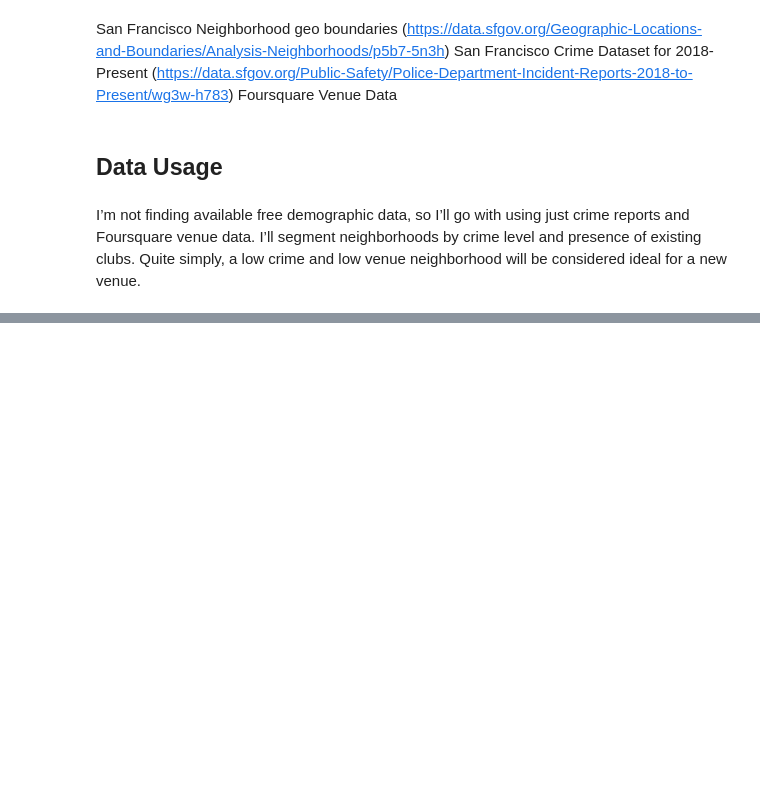
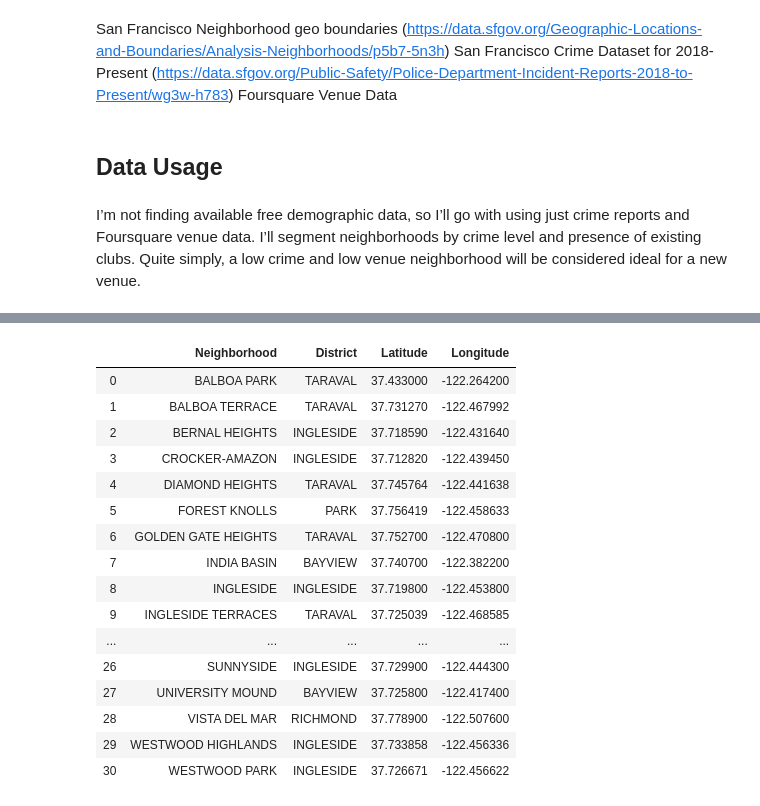
Before and after one commit to pixiewoods/Coursera_Capstone, a Jupyter notebook: Music Club Project.ipynb, the cells around one changed output, grey strips where cells are left out. Saved outputs shown, nothing was run; the diff lists cells and outputs as text; code cells hidden in the pictures; blank space fills up the shorter version.

```diff
--- a/Music Club Project.ipynb
+++ b/Music Club Project.ipynb
@@ -62,0 +527,29 @@ df_data_1.head()
+# %%
+# Join full neighborhood list with venues list
+sanfran_hoods_venue_freq = pd.merge(sanfran_grouped, sf_coords, how='right', on=None, left_on=['Neighborhood'], right_on=['Neighborhood'],
+        left_index=False, right_index=False,
+        sort=False, validate="one_to_one")
+# Drop all rows not having NaN values
+indexNames = sanfran_hoods_venue_freq[ sanfran_hoods_venue_freq['Art Gallery'] >= 0 ].index
+sanfran_hoods_venue_freq.drop(indexNames, inplace=True)
+sanfran_hoods_without_music=sanfran_hoods_venue_freq[['Neighborhood','District', 'Latitude','Longitude']]
+sanfran_hoods_without_music.reset_index(drop=True,inplace=True)
+sanfran_hoods_without_music
+# %% [output]
+|  | Neighborhood | District | Latitude | Longitude |
+| 0 | BALBOA PARK | TARAVAL | 37.433000 | -122.264200 |
+| 1 | BALBOA TERRACE | TARAVAL | 37.731270 | -122.467992 |
+| 2 | BERNAL HEIGHTS | INGLESIDE | 37.718590 | -122.431640 |
+| 3 | CROCKER-AMAZON | INGLESIDE | 37.712820 | -122.439450 |
+| 4 | DIAMOND HEIGHTS | TARAVAL | 37.745764 | -122.441638 |
+| 5 | FOREST KNOLLS | PARK | 37.756419 | -122.458633 |
+| 6 | GOLDEN GATE HEIGHTS | TARAVAL | 37.752700 | -122.470800 |
+| 7 | INDIA BASIN | BAYVIEW | 37.740700 | -122.382200 |
+| 8 | INGLESIDE | INGLESIDE | 37.719800 | -122.453800 |
+| 9 | INGLESIDE TERRACES | TARAVAL | 37.725039 | -122.468585 |
+| ... | ... | ... | ... | ... |
+| 26 | SUNNYSIDE | INGLESIDE | 37.729900 | -122.444300 |
+| 27 | UNIVERSITY MOUND | BAYVIEW | 37.725800 | -122.417400 |
+| 28 | VISTA DEL MAR | RICHMOND | 37.778900 | -122.507600 |
+| 29 | WESTWOOD HIGHLANDS | INGLESIDE | 37.733858 | -122.456336 |
+| 30 | WESTWOOD PARK | INGLESIDE | 37.726671 | -122.456622 |
```
Also changed, not shown: parts of 28 cells of this notebook.
